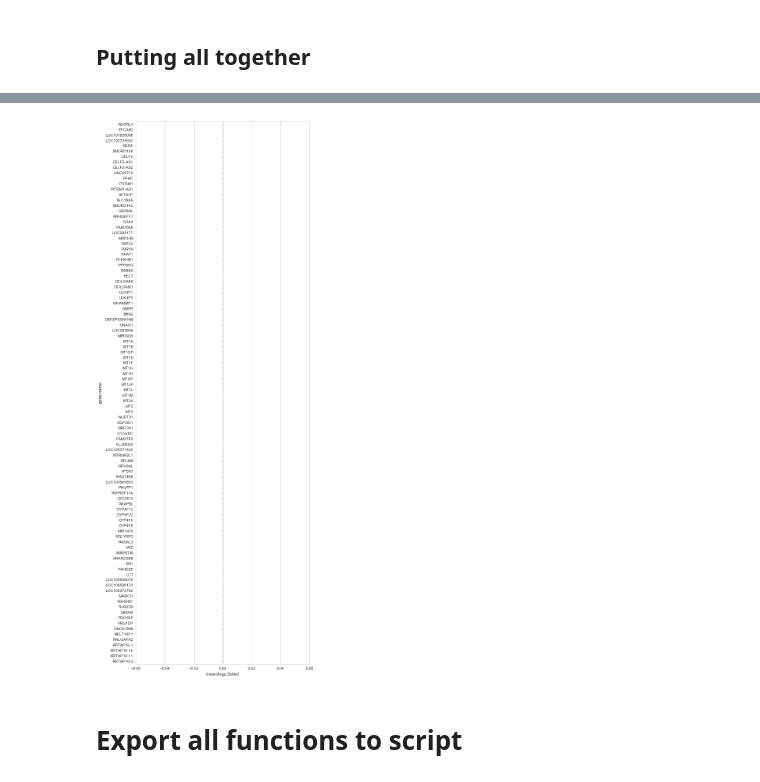
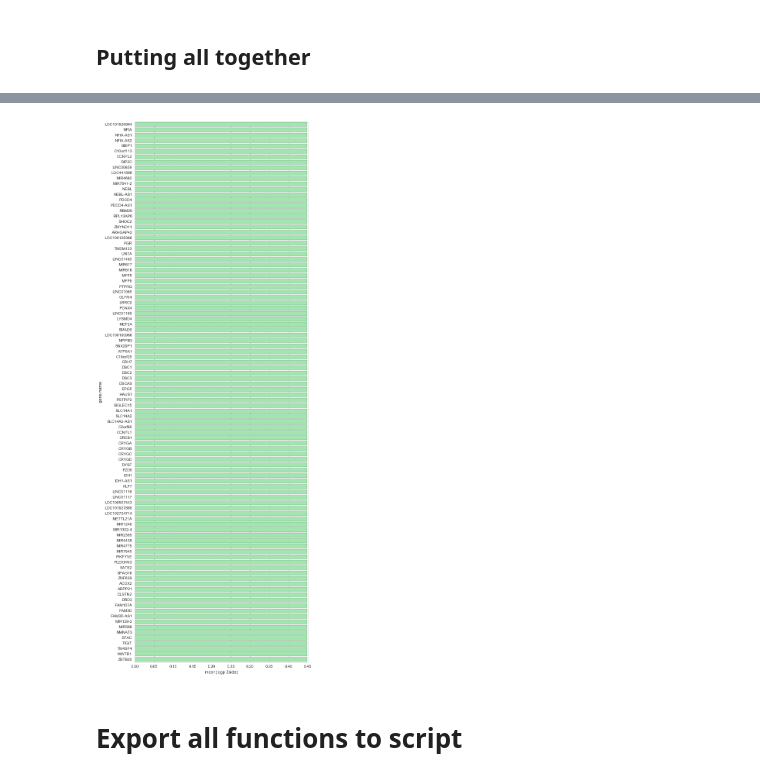
Before and after one commit to gaow/cnv-gene-mapping, a Jupyter notebook: analysis/simulation.ipynb, the cells around one changed output, grey strips where cells are left out. Saved outputs shown, nothing was run; the diff lists cells and outputs as text; code cells hidden in the pictures.

```diff
--- a/analysis/simulation.ipynb
+++ b/analysis/simulation.ipynb
@@ -459,6 +477,6 @@ print(sample_del['debug'])
 # %%
-del_sample = load_data("del_sample_3000.pkl")
+del_sample = load_data("del_sample_10.pkl")
 #print (del_sample)
-dup_sample = load_data("dup_sample_3000.pkl")
-#print (del_sample)
+dup_sample = load_data("dup_sample_test.pkl")
+print (del_sample)
 #print (del_sample["debug"])
@@ -494,4 +512,4 @@ del_stats_table = get_stats(del_sample_gene, num=100, sort=0)
 # %%
-dup_stats_table = get_stats(dup_sample_gene, num=100, sort=1)
+dup_stats_table = get_stats(dup_sample_gene, num=100, sort=0)
 print (dup_stats_table)
 # %% [output]
@@ -513,11 +531,11 @@ plot = sns.barplot(x="-logp 2side", y="gene name", data=p_df, color="b")
 # %%
 sns.set(style="whitegrid")
 sns.set_color_codes("pastel")
 f, ax = plt.subplots(figsize=(8, 25))
 p_df = pd.DataFrame({"logp 2side": dup_stats_table["top_logp_2side"], "gene name":dup_stats_table["top_logp_gene"]})
-plot = sns.barplot(x="logp 2side", y="gene name", data=p_df, color="r")
+plot = sns.barplot(x="logp 2side", y="gene name", data=p_df, color="g")
 # %% [output]
-[figure, old version]
+[figure, new version]
 # %% [markdown]
 # Export all functions to script
 # %%
```
Also changed, not shown: parts of 12 cells of this notebook.
